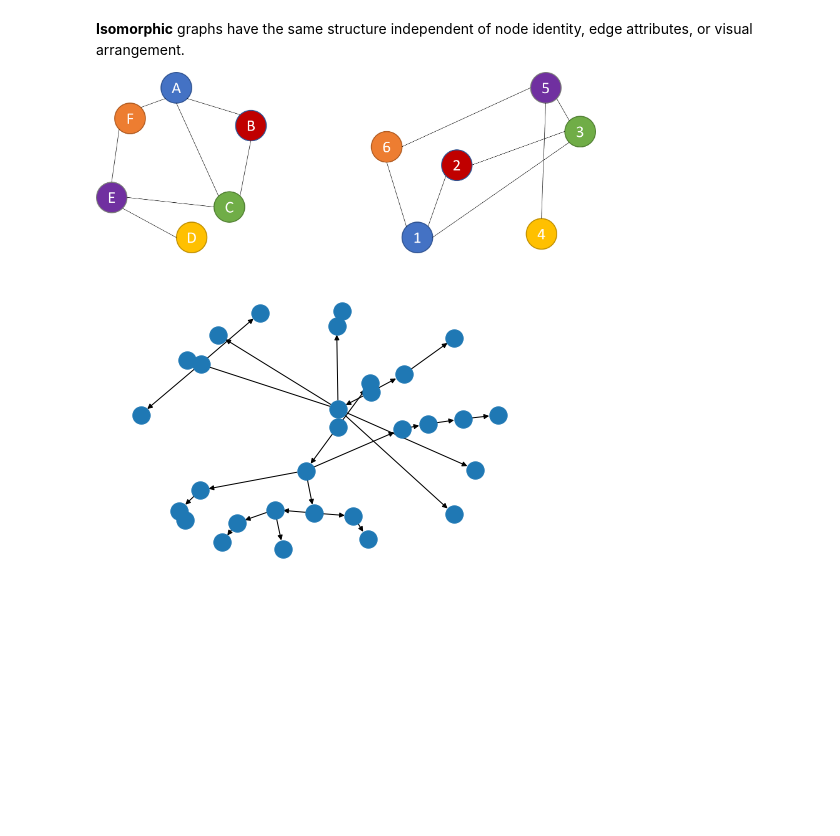
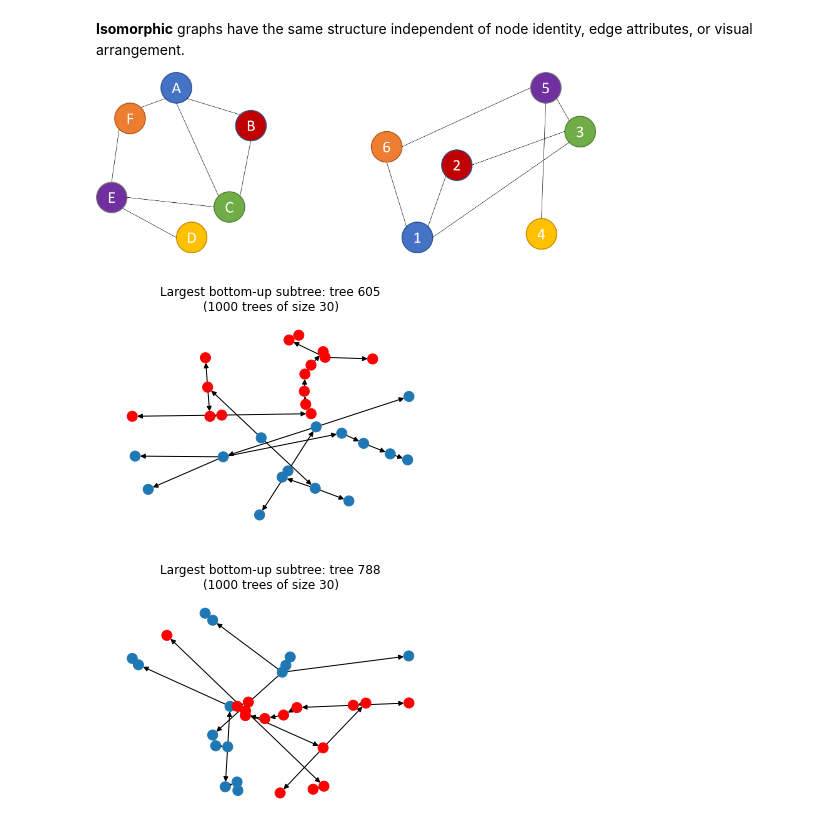
Before and after one commit to taylorSci/frequent-subtree-mining, a Jupyter notebook: frequent_subtree_mining.ipynb, the cells around one changed output. Cells and saved outputs as stored; diff of their text form; code cells hidden in the pictures; blank space fills up the shorter version.

Commit message:
Added figures ppt.

```diff
--- a/frequent_subtree_mining.ipynb
+++ b/frequent_subtree_mining.ipynb
@@ -27,7 +63,31 @@ MIN_SUBTREE_FREQ = 2  # Minimum frequency of subtree
 trees = [nx.random_tree(M, create_using=nx.DiGraph) for i in range(N)]
-# %%
-#pos = graphviz_layout(trees[0], prog='dot')
-#nx.draw(trees[0], pos=pos)
-nx.draw(trees[0])
-# %% [output]
-[figure, removed]
+# %%
+# Get bottom-up subtrees
+can_reps = []  # Referenced globally by build_canonical_representations()
+subtree_locs = []  # Referenced globally by build_canonical_representations()
+for i, tree in enumerate(trees):
+    build_canonical_representations(tree, i)
+df = pd.DataFrame({'subtree_loc': subtree_locs, 'can_rep': can_reps})
+grouped = df.groupby('can_rep', sort=False, as_index=False)
+subtrees = grouped.agg(frequency=('can_rep', 'count'), sources=('subtree_loc', lambda x: list(x)))
+subtrees = subtrees[subtrees['frequency'] >= MIN_SUBTREE_FREQ]
+subtrees['size'] = (subtrees['can_rep'].str.len()//2)
+subtrees.sort_values('size', inplace=True, ignore_index=True)
+# %%
+# Display biggest subtrees in context
+biggest_locs = subtrees['sources'].iloc[-1]
+for tree_ind, node_ind in biggest_locs:
+    containing_tree = trees[tree_ind]
+    #pos = graphviz_layout(containing_tree, prog='dot')  # Uncomment if graphviz working
+    colors = np.full(M, '#1f78b4')
+    subtree_nodes = collect_descendants(containing_tree, node_ind)
+    colors[subtree_nodes] = '#ff0000'
+    plt.figure()
+    ax = plt.gca()
+    ax.set_title(f"Largest bottom-up subtree: tree {tree_ind}\n({N} trees of size {M})")
+    #nx.draw(containing_tree, pos=pos, node_color=colors, ax=ax, node_size=100)  # Uncomment if graphviz working
+    nx.draw(containing_tree, node_color=colors, ax=ax, node_size=100)  # Comment if graphviz working
+    plt.show()
+# %% [output]
+[figure, added]
+[figure, added]
```
Also changed, not shown: parts of 8 cells of this notebook, 2 other files.
